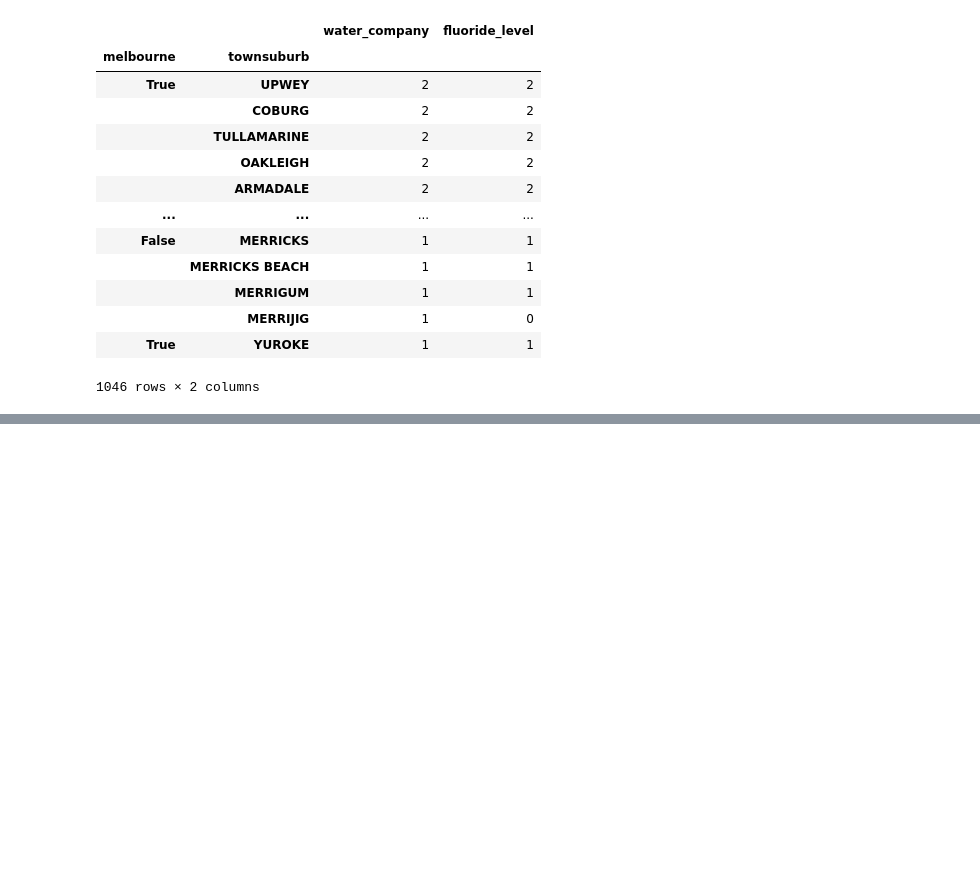
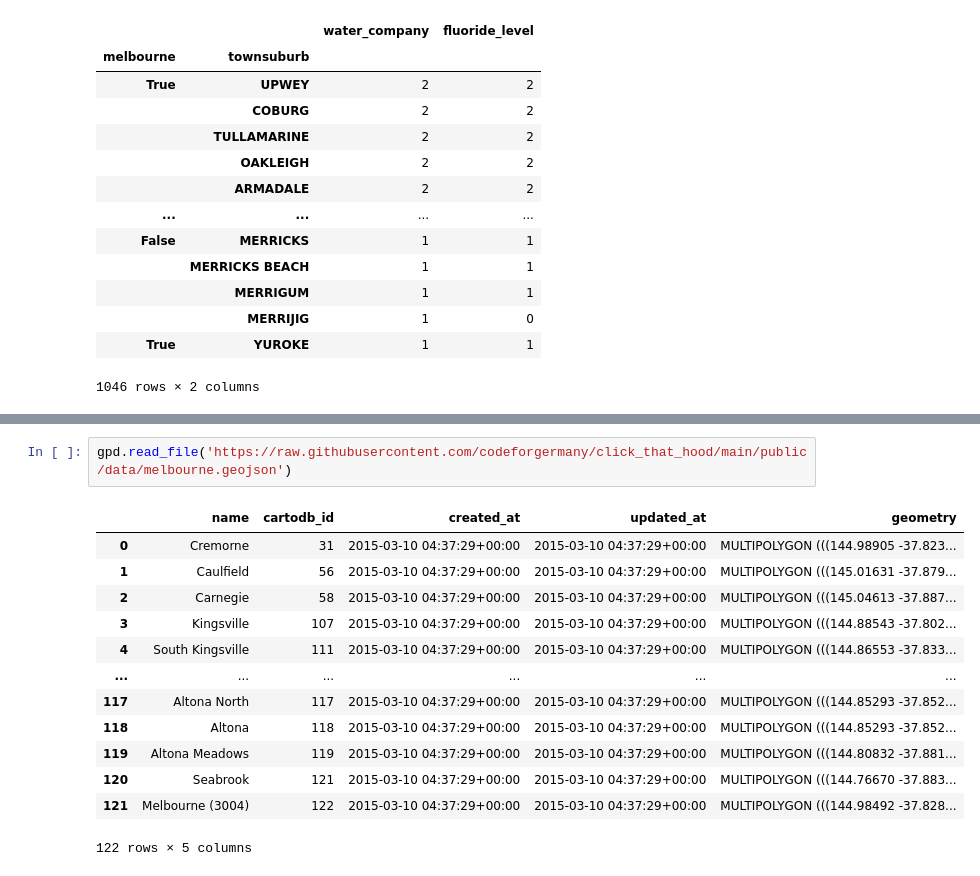
Before and after one commit to tienphatnguyendev/machine-learning-docs, a Jupyter notebook: clustering/notebooks/clustering.ipynb, the cells around one changed output, grey strips where cells are left out. Cells and saved outputs as stored; diff of their text form; blank space fills up the shorter version.

```diff
--- a/clustering/notebooks/clustering.ipynb
+++ b/clustering/notebooks/clustering.ipynb
@@ -76,0 +164,16 @@ df.groupby(['melbourne', 'townsuburb']).agg({
+# %%
+gpd.read_file('https://raw.githubusercontent.com/codeforgermany/click_that_hood/main/public/data/melbourne.geojson')
+# %% [output]
+|  | name | cartodb_id | created_at | updated_at | geometry |
+| 0 | Cremorne | 31 | 2015-03-10 04:37:29+00:00 | 2015-03-10 04:37:29+00:00 | MULTIPOLYGON (((144.98905 -37.823... |
+| 1 | Caulfield | 56 | 2015-03-10 04:37:29+00:00 | 2015-03-10 04:37:29+00:00 | MULTIPOLYGON (((145.01631 -37.879... |
+| 2 | Carnegie | 58 | 2015-03-10 04:37:29+00:00 | 2015-03-10 04:37:29+00:00 | MULTIPOLYGON (((145.04613 -37.887... |
+| 3 | Kingsville | 107 | 2015-03-10 04:37:29+00:00 | 2015-03-10 04:37:29+00:00 | MULTIPOLYGON (((144.88543 -37.802... |
+| 4 | South Kingsville | 111 | 2015-03-10 04:37:29+00:00 | 2015-03-10 04:37:29+00:00 | MULTIPOLYGON (((144.86553 -37.833... |
+| ... | ... | ... | ... | ... | ... |
+| 117 | Altona North | 117 | 2015-03-10 04:37:29+00:00 | 2015-03-10 04:37:29+00:00 | MULTIPOLYGON (((144.85293 -37.852... |
+| 118 | Altona | 118 | 2015-03-10 04:37:29+00:00 | 2015-03-10 04:37:29+00:00 | MULTIPOLYGON (((144.85293 -37.852... |
+| 119 | Altona Meadows | 119 | 2015-03-10 04:37:29+00:00 | 2015-03-10 04:37:29+00:00 | MULTIPOLYGON (((144.80832 -37.881... |
+| 120 | Seabrook | 121 | 2015-03-10 04:37:29+00:00 | 2015-03-10 04:37:29+00:00 | MULTIPOLYGON (((144.76670 -37.883... |
+| 121 | Melbourne (3004) | 122 | 2015-03-10 04:37:29+00:00 | 2015-03-10 04:37:29+00:00 | MULTIPOLYGON (((144.98492 -37.828... |
+122 rows × 5 columns
```
Also changed, not shown: parts of 9 cells of this notebook, 1 other file.
